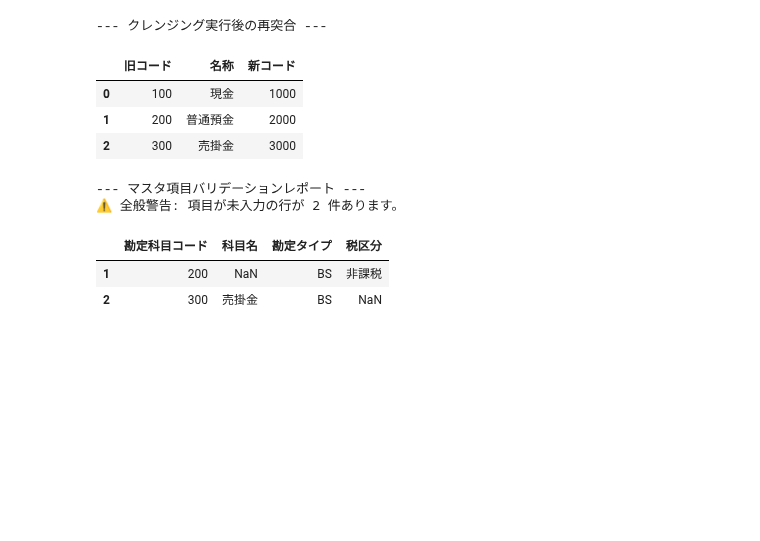
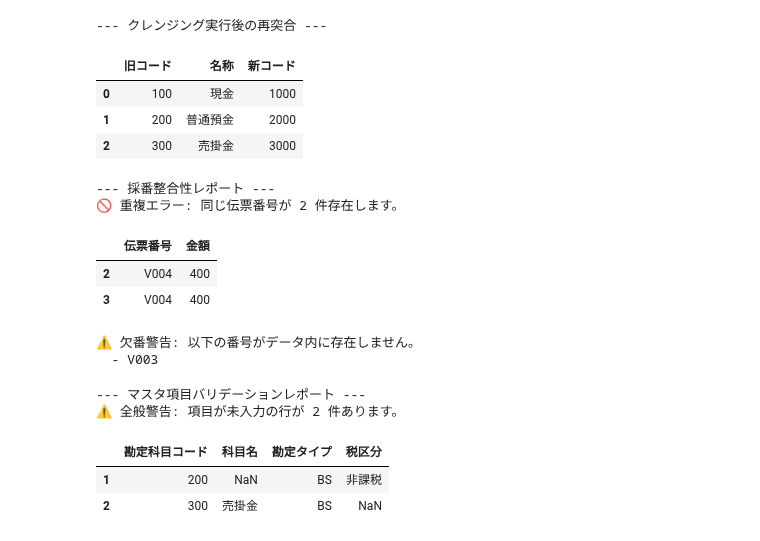
Before and after one commit to Koji-Accounting-Tech/D365-Finance-Data-Validator, a Jupyter notebook: D365_Data_Processing.ipynb, the cells around one changed output. Drawn from its saved outputs; the diff is of its cells as text; code cells hidden in the pictures; blank space fills up the shorter version.

```diff
--- a/D365_Data_Processing.ipynb
+++ b/D365_Data_Processing.ipynb
@@ -86,6 +86,54 @@ display(df_cleaned)
 | 0 | 100 | 現金 | 1000 |
 | 1 | 200 | 普通預金 | 2000 |
 | 2 | 300 | 売掛金 | 3000 |
+# %%
+import pandas as pd
+
+# 1. 採番データ（再定義）
+seq_data = {
+    '伝票番号': ['V001', 'V002', 'V004', 'V004', 'V005'],
+    '金額': [100, 200, 400, 400, 500]
+}
+df_seq = pd.DataFrame(seq_data)
+
+# 2. 数字部分を抽出
+# ※ \d+ で数字を抜き出し、整数型に変換
+df_seq['num'] = df_seq['伝票番号'].str.extract(r'(\d+)').astype(int)
+
+# 3. 理想の連番リストを作成
+# 最小値(1)から最大値(5)までの全ての数字を含んだ集合を作る
+full_range = set(range(df_seq['num'].min(), df_seq['num'].max() + 1))
+
+# 4. 実際のデータにある数字の集合
+actual_nums = set(df_seq['num'])
+
+# 5. 欠番の特定（引き算）
+missing_nums = sorted(list(full_range - actual_nums))
+
+print("\n--- 採番整合性レポート ---")
+
+# 重複チェックの表示
+duplicates = df_seq[df_seq.duplicated(subset=['伝票番号'], keep=False)]
+if len(duplicates) > 0:
+    print(f"🚫 重複エラー: 同じ伝票番号が {len(duplicates)} 件存在します。")
+    display(duplicates[['伝票番号', '金額']])
+
+# 欠番チェックの表示（ここを強化）
+if missing_nums:
+    print(f"⚠️ 欠番警告: 以下の番号がデータ内に存在しません。")
+    for n in missing_nums:
+        # V + 3桁ゼロ埋め形式に戻して表示
+        print(f"  - V{n:03}")
+else:
+    print("✅ 番号の飛び（欠番）はありません。")
+# %% [output]
+--- 採番整合性レポート ---
+🚫 重複エラー: 同じ伝票番号が 2 件存在します。
+|  | 伝票番号 | 金額 |
+| 2 | V004 | 400 |
+| 3 | V004 | 400 |
+⚠️ 欠番警告: 以下の番号がデータ内に存在しません。
+  - V003
 # %%
 import pandas as pd
 import numpy as np
```
Also changed, not shown: parts of 1 cell of this notebook.
